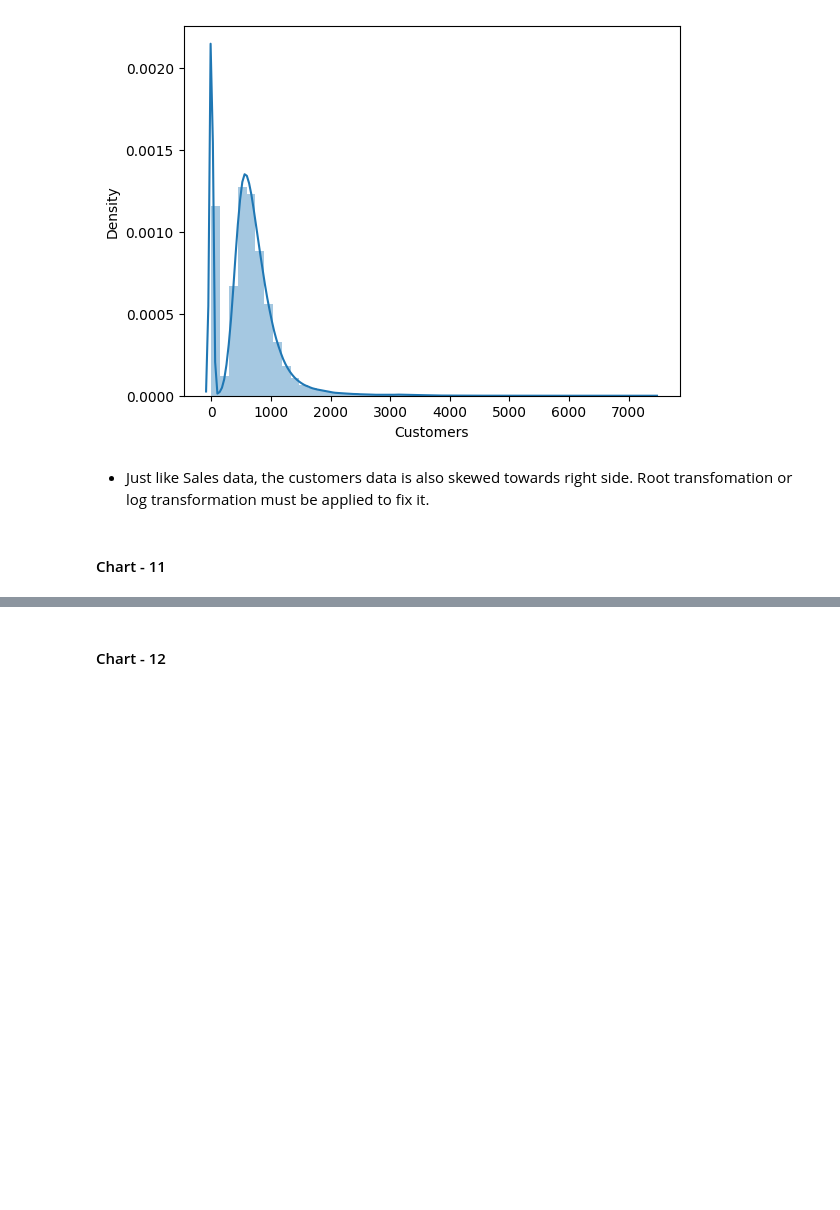
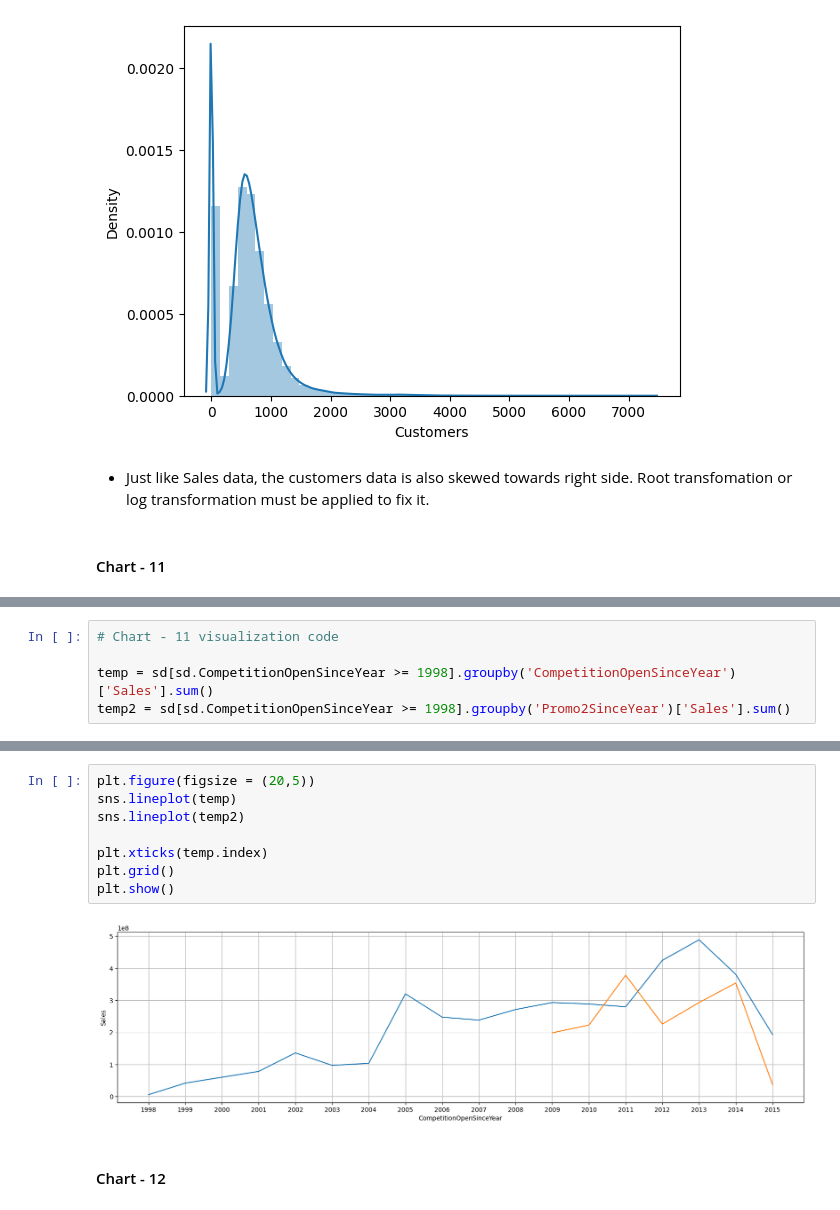
Before and after one commit to MrMRaut/Drug-Stores-Sales-Analysis-and-Prediction, a Jupyter notebook: 1151_Drug_Stores_Sales_Data.ipynb, the cells around one changed output, grey strips where cells are left out. Drawn from its saved outputs; the diff is of its cells as text; blank space fills up the shorter version.

```diff
--- a/1151_Drug_Stores_Sales_Data.ipynb
+++ b/1151_Drug_Stores_Sales_Data.ipynb
@@ -528,0 +497,5 @@ Answer Here
+# %%
+# Chart - 11 visualization code
+
+temp = sd[sd.CompetitionOpenSinceYear >= 1998].groupby('CompetitionOpenSinceYear')['Sales'].sum()
+temp2 = sd[sd.CompetitionOpenSinceYear >= 1998].groupby('Promo2SinceYear')['Sales'].sum()
@@ -529,3 +537,13 @@ Answer Here
+# %%
+plt.figure(figsize = (20,5))
+sns.lineplot(temp)
+sns.lineplot(temp2)
+
+plt.xticks(temp.index)
+plt.grid()
+plt.show()
+# %% [output]
+[figure, added]
 # %% [markdown]
 #### Chart - 12
 # %%
```
Also changed, not shown: parts of 116 cells of this notebook.
